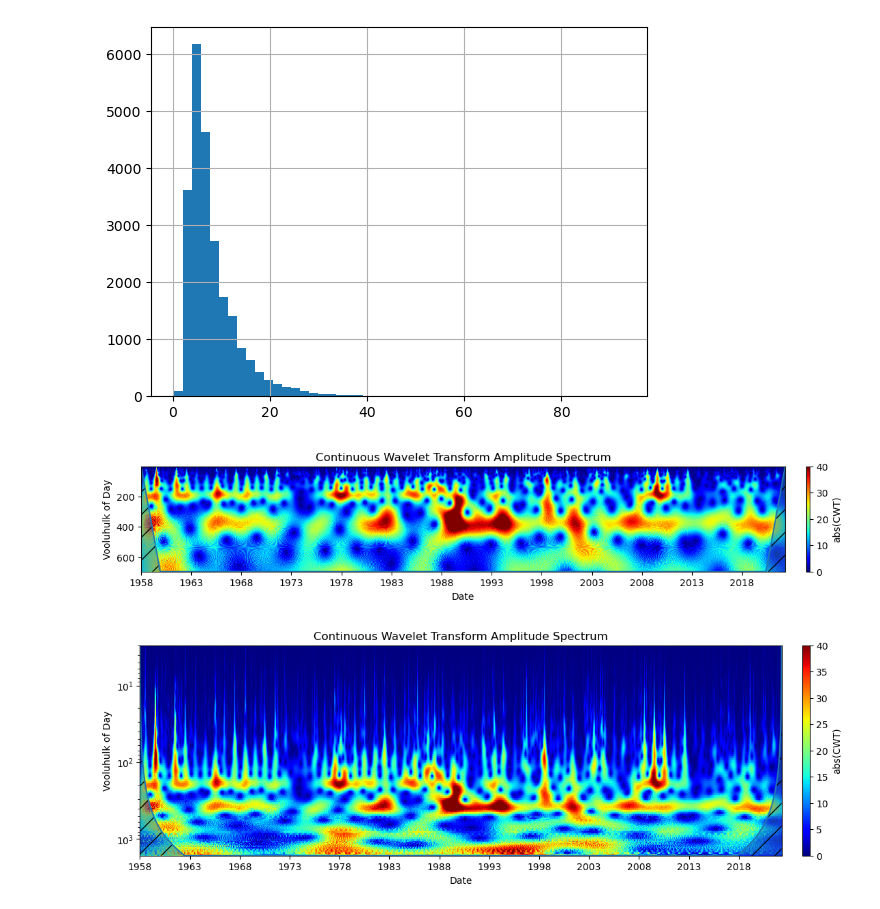
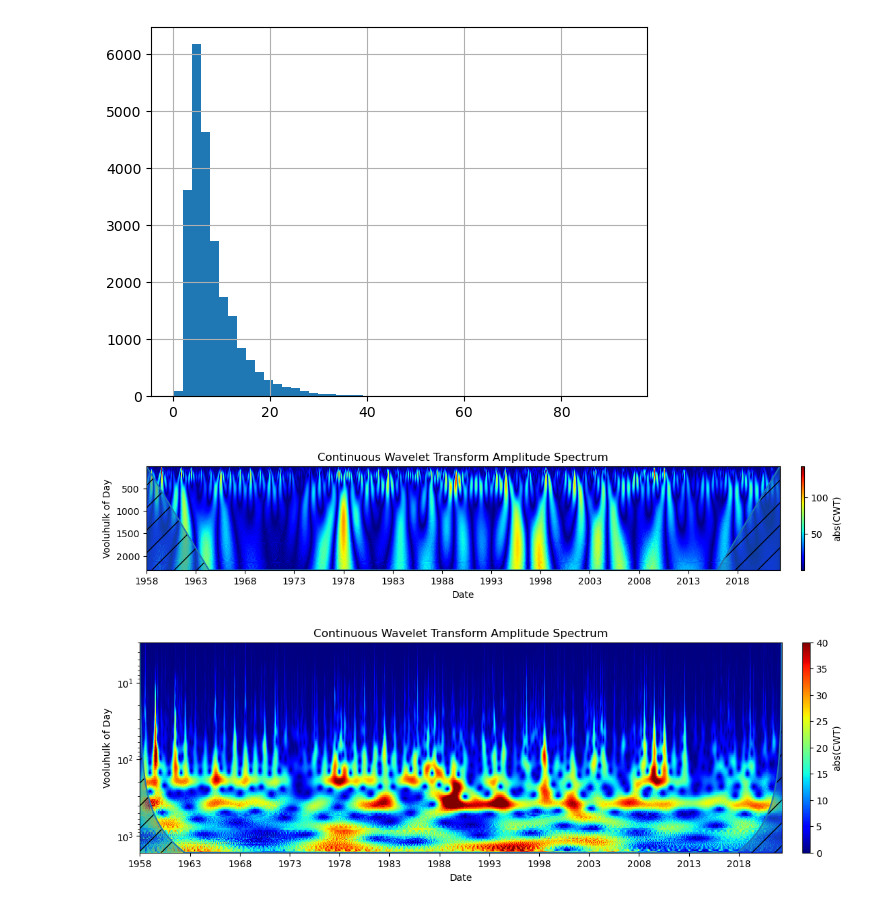
Before and after one commit to RRisto/learning, a Jupyter notebook: audio/wavelet/example_wavelet.ipynb, the cells around one changed output. Drawn from its saved outputs; the diff is of its cells as text; code cells hidden in the pictures.

Commit message:
wavelet

```diff
--- a/audio/wavelet/example_wavelet.ipynb
+++ b/audio/wavelet/example_wavelet.ipynb
@@ -179,12 +180,12 @@ df_vool_r['vooluhulk'].hist(bins=50)
 vool_r = df_vool_r.vooluhulk-df_vool_r.vooluhulk.mean()
 # %%
 scales = scg.periods2scales(np.arange(1, 365+100, 3))
-ax = scg.cws(vool_r, figsize=(13.2, 2), scales=scales, wavelet='cmor1.5-1.0',
+ax = scg.cws(vool_r, figsize=(13.2, 2), scales=scales, wavelet='gaus2',
              xlabel="Date", ylabel="Vooluhulk of Day",coikw={'alpha':0.5,'hatch':'/'},
-            clim=(0, 40))
+           )
 set_x_yearly(ax, len(vool_r), start_year=1958, step=5)
 # %% [output]
-[figure, old version]
+[figure, new version]
 # %%
 # use logaritmic spaced scales values when using log-Y-axis :-)
 scales = scg.periods2scales(np.logspace(np.log10(2), np.log10(365*3), 200))
```
Also changed, not shown: parts of 17 cells of this notebook, 1 other file.
